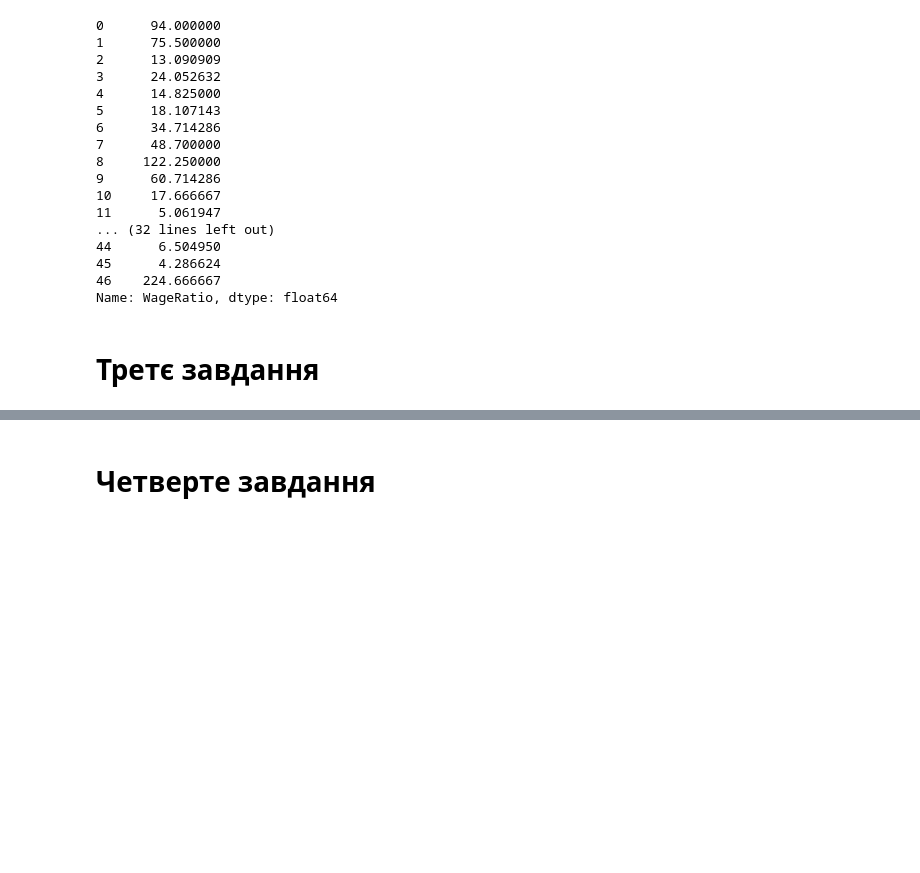
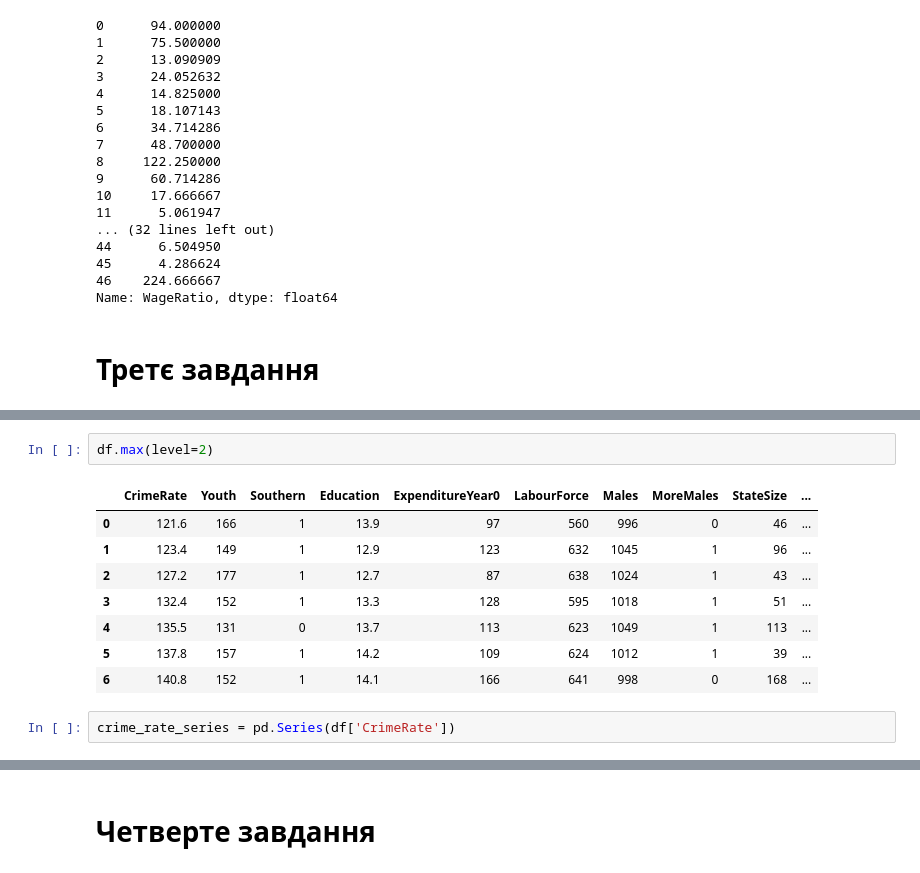
Before and after one commit to mezgoodle/ad_labs, a Jupyter notebook: docs/lab3/lab3.ipynb, the cells around one changed output, grey strips where cells are left out. Drawn from its saved outputs; the diff is of its cells as text; blank space fills up the shorter version.

```diff
--- a/docs/lab3/lab3.ipynb
+++ b/docs/lab3/lab3.ipynb
@@ -125,0 +124,13 @@ True
+# %%
+df.max(level=2)
+# %% [output]
+|  | CrimeRate | Youth | Southern | Education | ExpenditureYear0 | LabourForce | Males | MoreMales | StateSize | ... |
+| 0 | 121.6 | 166 | 1 | 13.9 | 97 | 560 | 996 | 0 | 46 | ... |
+| 1 | 123.4 | 149 | 1 | 12.9 | 123 | 632 | 1045 | 1 | 96 | ... |
+| 2 | 127.2 | 177 | 1 | 12.7 | 87 | 638 | 1024 | 1 | 43 | ... |
+| 3 | 132.4 | 152 | 1 | 13.3 | 128 | 595 | 1018 | 1 | 51 | ... |
+| 4 | 135.5 | 131 | 0 | 13.7 | 113 | 623 | 1049 | 1 | 113 | ... |
+| 5 | 137.8 | 157 | 1 | 14.2 | 109 | 624 | 1012 | 1 | 39 | ... |
+| 6 | 140.8 | 152 | 1 | 14.1 | 166 | 641 | 998 | 0 | 168 | ... |
+# %%
+crime_rate_series = pd.Series(df['CrimeRate'])
```
Also changed, not shown: parts of 17 cells of this notebook.
